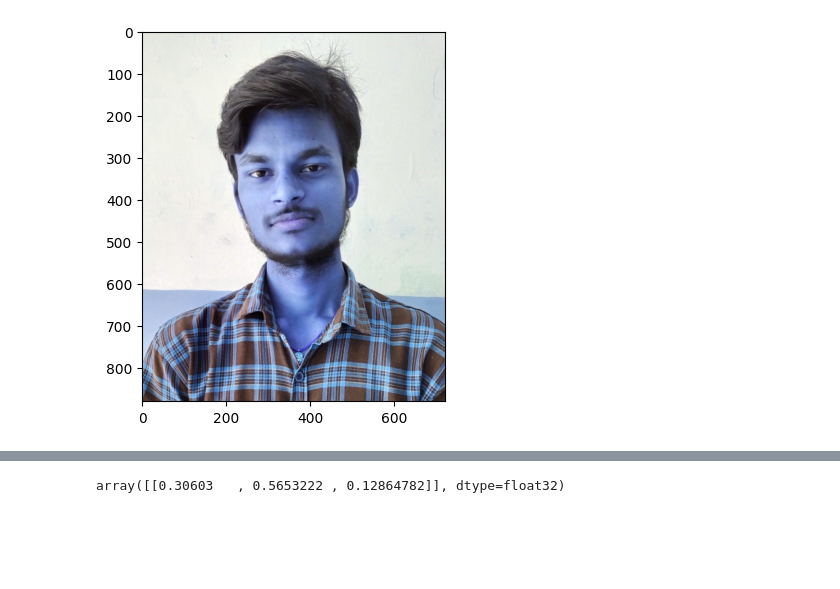
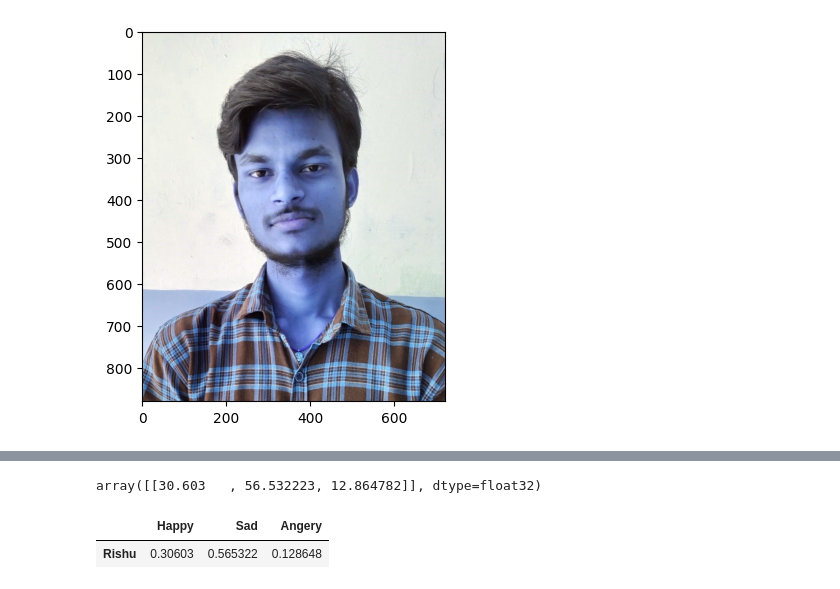
Before and after one commit to rkgupta7463/ML-projects-code, a Jupyter notebook: Human_Emotion_Classification(ResNet50).ipynb, the cells around one changed output, grey strips where cells are left out. Cells and saved outputs as stored; diff of their text form; code cells hidden in the pictures; blank space fills up the shorter version.

```diff
--- a/Human_Emotion_Classification(ResNet50).ipynb
+++ b/Human_Emotion_Classification(ResNet50).ipynb
@@ -163,7 +172,7 @@ plt.imshow(img)
 <matplotlib.image.AxesImage at 0x...>
 [figure]
 # %%
-sample_img=img_to_array(img)
+sample_img=img_to_array(img1)
 
 # Resize the image to match the model's input shape (e.g., 500)
 sample_img = cv.resize(sample_img, (200, 200))
@@ -175,5 +184,5 @@ sample_img = sample_img.astype(np.float32) / 255.0
 sample_img = np.expand_dims(sample_img, axis=0)
 
 # Now you can use the model to predict on the sample_img
-predictions = model.predict(sample_img)
+predictions1 = model.predict(sample_img)
 # %% [output]
@@ -181,4 +190,13 @@ predictions = model.predict(sample_img)
-# %%
-predictions
-# %% [output]
-array([[0.30603   , 0.5653222 , 0.12864782]], dtype=float32)
+# %%
+predictions1*100
+# %% [output]
+array([[30.603   , 56.532223, 12.864782]], dtype=float32)
+# %%
+s={'Happy':predictions1[0][0],
+   'Sad':predictions1[0][1],
+   'Angery':predictions1[0][2]}
+# %%
+pd.DataFrame([s],index=['Rishu'])
+# %% [output]
+|  | Happy | Sad | Angery |
+| Rishu | 0.30603 | 0.565322 | 0.128648 |
```
Also changed, not shown: parts of 7 cells of this notebook.
